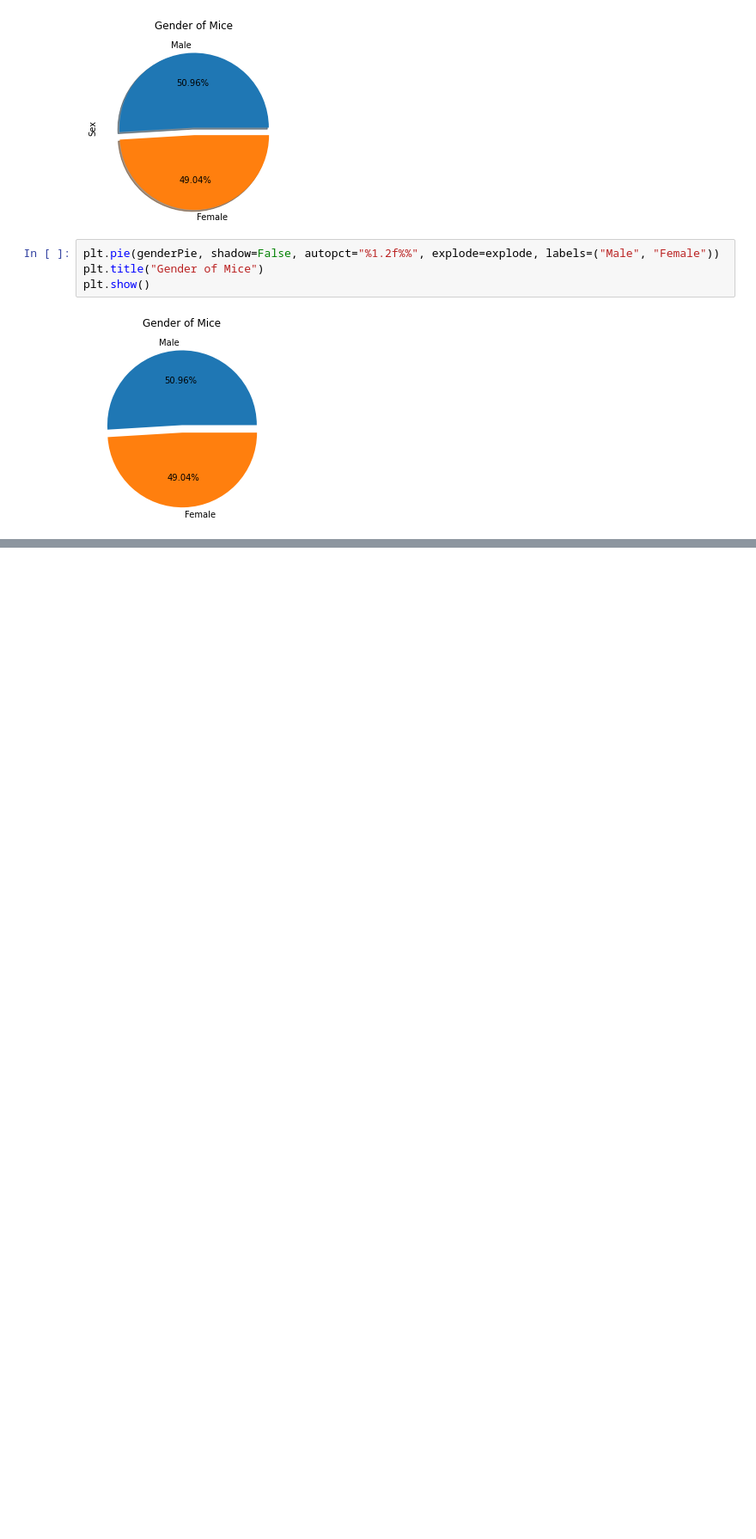
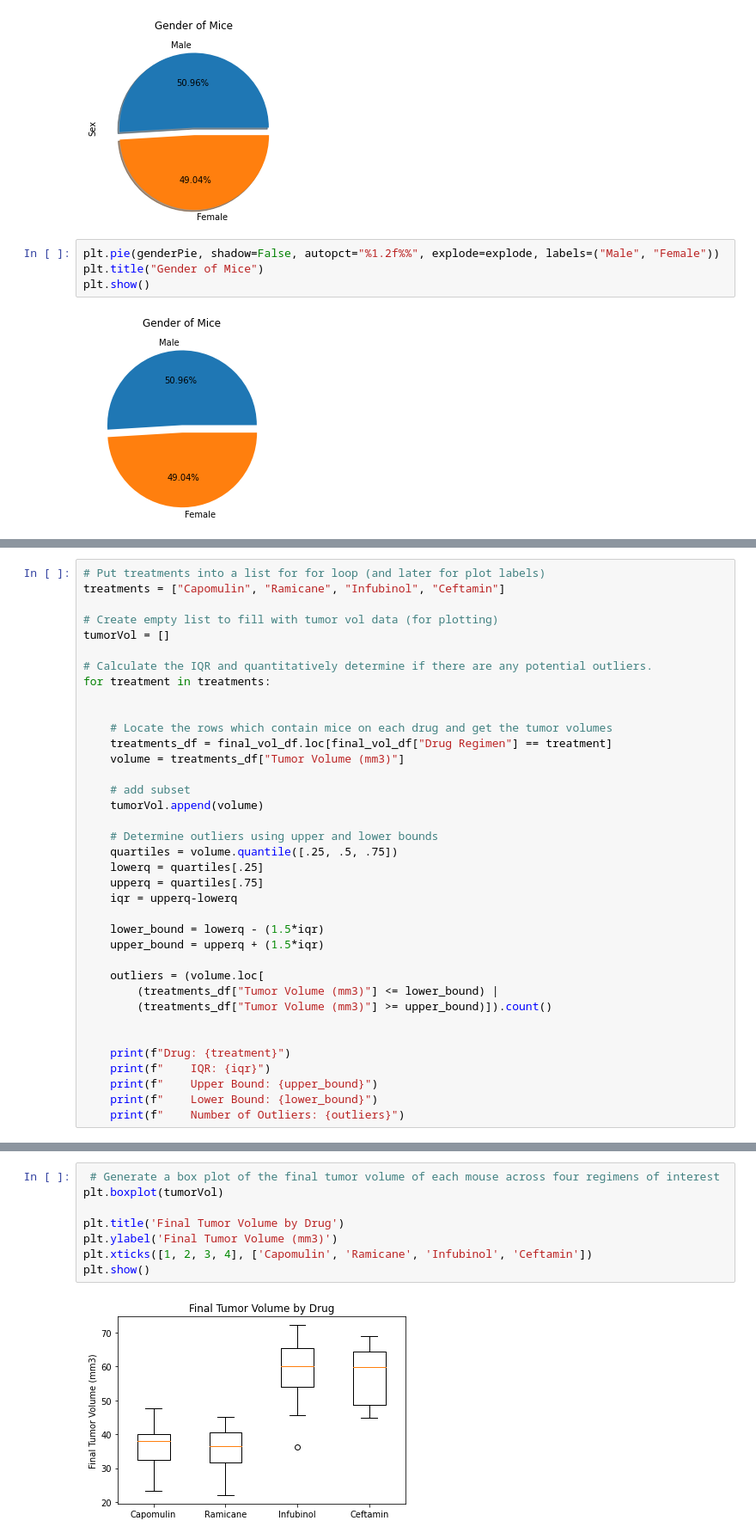
Before and after one commit to MrJlmeza/Matplotlib-Mouse-clinical-research, a Jupyter notebook: Untitled.ipynb, the cells around one changed output, grey strips where cells are left out. Shown at 86% size. Saved outputs shown, nothing was run; the diff lists cells and outputs as text; blank space fills up the shorter version.

```diff
--- a/Untitled.ipynb
+++ b/Untitled.ipynb
@@ -192,0 +173,37 @@ Upper Bound for Ceftamin: 94.04403868374999
+# %%
+# Put treatments into a list for for loop (and later for plot labels)
+treatments = ["Capomulin", "Ramicane", "Infubinol", "Ceftamin"]
+
+# Create empty list to fill with tumor vol data (for plotting)
+tumorVol = []
+
+# Calculate the IQR and quantitatively determine if there are any potential outliers.
+for treatment in treatments:
+
+
+    # Locate the rows which contain mice on each drug and get the tumor volumes
+    treatments_df = final_vol_df.loc[final_vol_df["Drug Regimen"] == treatment]
+    volume = treatments_df["Tumor Volume (mm3)"]
+
+    # add subset
+    tumorVol.append(volume)
+
+    # Determine outliers using upper and lower bounds
+    quartiles = volume.quantile([.25, .5, .75])
+    lowerq = quartiles[.25]
+    upperq = quartiles[.75]
+    iqr = upperq-lowerq
+
+    lower_bound = lowerq - (1.5*iqr)
+    upper_bound = upperq + (1.5*iqr)
+
+    outliers = (volume.loc[
+        (treatments_df["Tumor Volume (mm3)"] <= lower_bound) |
+        (treatments_df["Tumor Volume (mm3)"] >= upper_bound)]).count()
+
+
+    print(f"Drug: {treatment}")
+    print(f"    IQR: {iqr}")
+    print(f"    Upper Bound: {upper_bound}")
+    print(f"    Lower Bound: {lower_bound}")
+    print(f"    Number of Outliers: {outliers}")
@@ -192,0 +231,10 @@ Upper Bound for Ceftamin: 94.04403868374999
+# %%
+ # Generate a box plot of the final tumor volume of each mouse across four regimens of interest
+plt.boxplot(tumorVol)
+
+plt.title('Final Tumor Volume by Drug')
+plt.ylabel('Final Tumor Volume (mm3)')
+plt.xticks([1, 2, 3, 4], ['Capomulin', 'Ramicane', 'Infubinol', 'Ceftamin'])
+plt.show()
+# %% [output]
+[figure, added]
```
Also changed, not shown: parts of 8 cells of this notebook.
